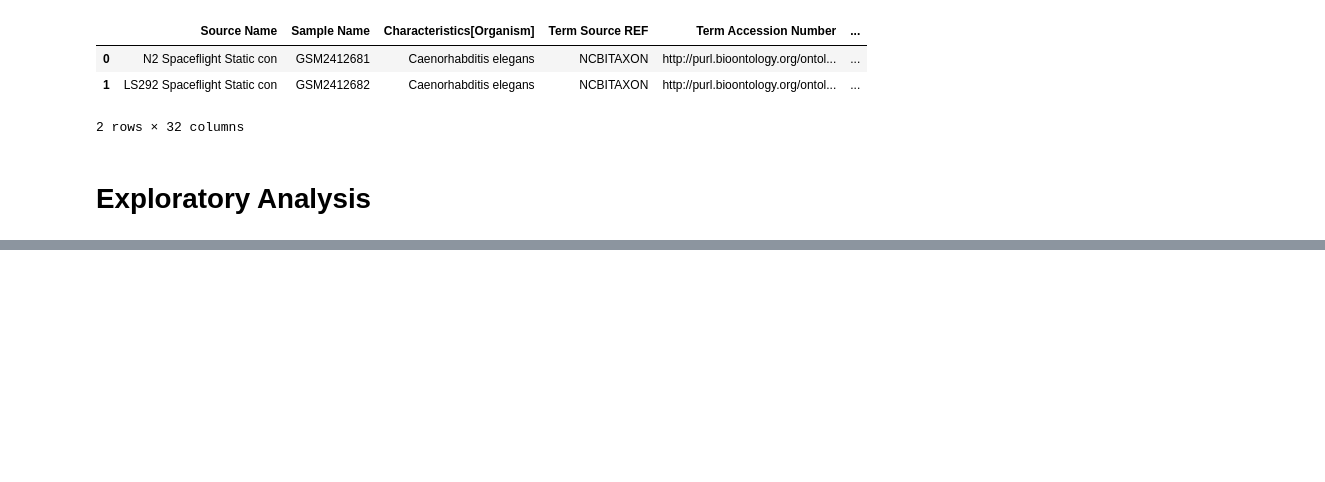
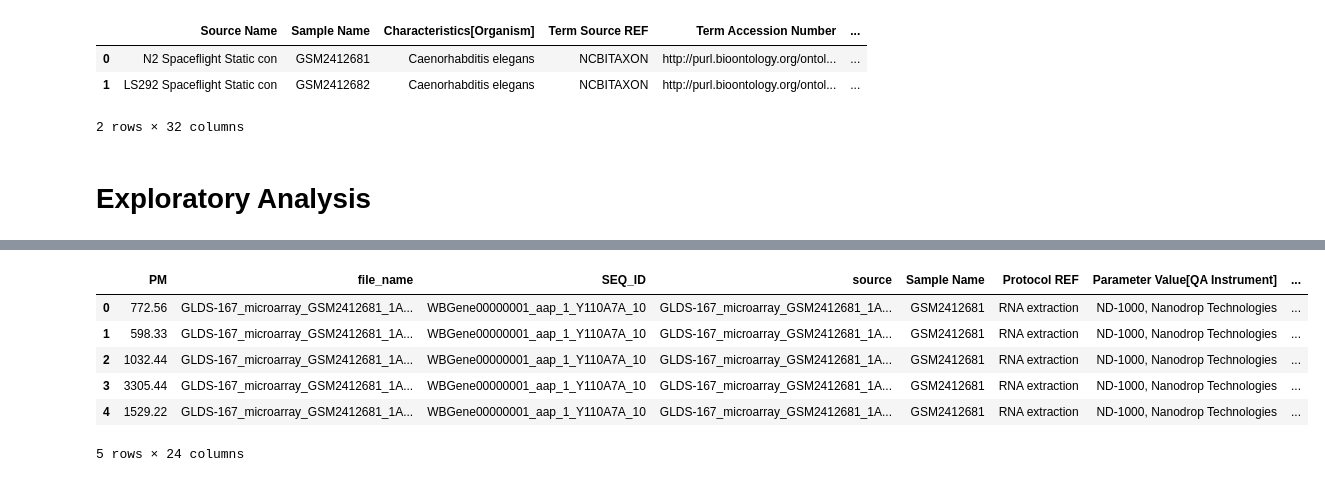
Before and after one commit to falatfernando/AnderWorm, a Jupyter notebook: solution.ipynb, the cells around one changed output, grey strips where cells are left out. Cells and saved outputs as stored; diff of their text form; code cells hidden in the pictures; blank space fills up the shorter version.

```diff
--- a/solution.ipynb
+++ b/solution.ipynb
@@ -109,0 +148,11 @@ df_investigation.head(2)
+# %%
+# Print the result
+result_df.head()
+# %% [output]
+|  | PM | file_name | SEQ_ID | source | Sample Name | Protocol REF | Parameter Value[QA Instrument] | ... |
+| 0 | 772.56 | GLDS-167_microarray_GSM2412681_1A... | WBGene00000001_aap_1_Y110A7A_10 | GLDS-167_microarray_GSM2412681_1A... | GSM2412681 | RNA extraction | ND-1000, Nanodrop Technologies | ... |
+| 1 | 598.33 | GLDS-167_microarray_GSM2412681_1A... | WBGene00000001_aap_1_Y110A7A_10 | GLDS-167_microarray_GSM2412681_1A... | GSM2412681 | RNA extraction | ND-1000, Nanodrop Technologies | ... |
+| 2 | 1032.44 | GLDS-167_microarray_GSM2412681_1A... | WBGene00000001_aap_1_Y110A7A_10 | GLDS-167_microarray_GSM2412681_1A... | GSM2412681 | RNA extraction | ND-1000, Nanodrop Technologies | ... |
+| 3 | 3305.44 | GLDS-167_microarray_GSM2412681_1A... | WBGene00000001_aap_1_Y110A7A_10 | GLDS-167_microarray_GSM2412681_1A... | GSM2412681 | RNA extraction | ND-1000, Nanodrop Technologies | ... |
+| 4 | 1529.22 | GLDS-167_microarray_GSM2412681_1A... | WBGene00000001_aap_1_Y110A7A_10 | GLDS-167_microarray_GSM2412681_1A... | GSM2412681 | RNA extraction | ND-1000, Nanodrop Technologies | ... |
+5 rows × 24 columns
```
Also changed, not shown: parts of 11 cells of this notebook, 2 other files.
